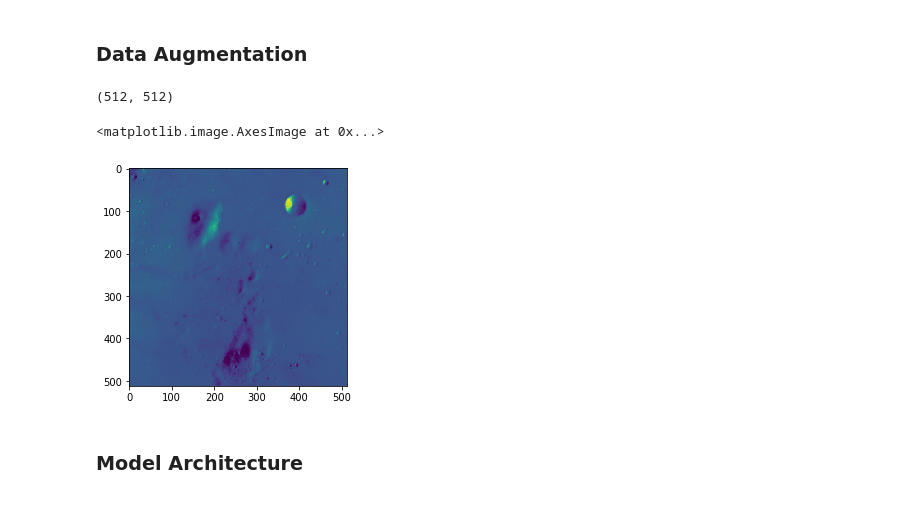
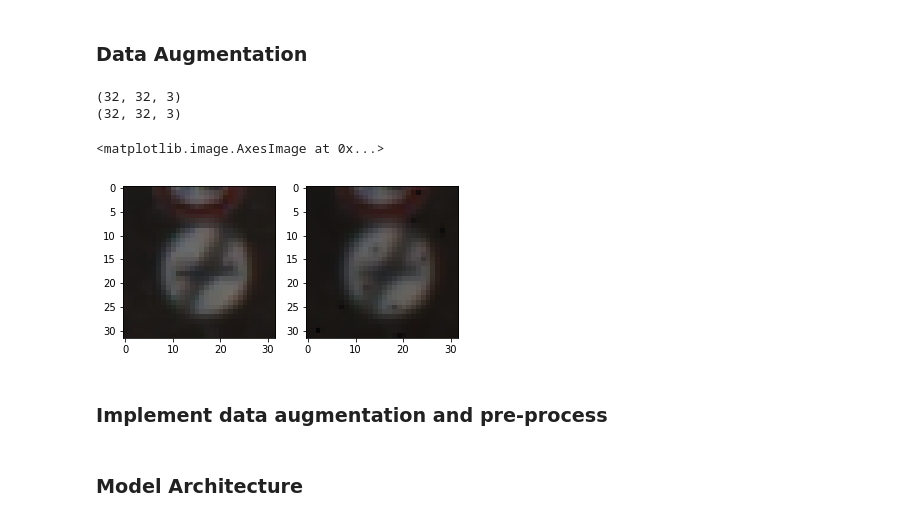
Before and after one commit to yuan-ji/CarND-Traffic-Sign-Classifier-Project, a Jupyter notebook: Traffic_Sign_Classifier.ipynb, the cells around one changed output. Drawn from its saved outputs; the diff is of its cells as text; code cells hidden in the pictures.

Commit message:
test data augmentation

```diff
--- a/Traffic_Sign_Classifier.ipynb
+++ b/Traffic_Sign_Classifier.ipynb
@@ -255,7 +227,7 @@ X_test = cv2_pre(X_test)
 # %%
 
 def img_random_exposure(img):
-    gamma = random.uniform(0,2)
+    gamma = random.uniform(0.9,1.1)
     return exposure.adjust_gamma(img,gamma)
 
 def img_random_rotate(img):
@@ -264,40 +236,47 @@ def img_random_rotate(img):
     return img
 
 def img_random_rescale(img):
-    scale = random.uniform(0.5,1)
+    scale = random.uniform(0.9,1.1)
     img = transform.rescale(img, scale, mode = 'reflect')#缩小/放大图片
     return img
 
 def img_random_add_noise(img):
-    for i in range(100):
+    for i in range(10):
         x = random.randint(0, img.shape[0]-1)
         y = random.randint(0, img.shape[1]-1)
         img[x][y] = 0.
     return img
 
 def img_horizontal_flip(img):
     img = img[:,::-1]
     return img
 
 def disort_image(img):
     xshape = img.shape[0]
     yshape = img.shape[1]
 
-    img = img_horizontal_flip(img)
+    #img = img_horizontal_flip(img)
     img = img_random_add_noise(img)
     img = img_random_exposure(img)
-#     img = img_random_rotate(img)
+    #img = img_random_rotate(img)
     img = img_random_rescale(img)
 
     img = transform.resize(img, (xshape, yshape), mode='reflect')
     return img
 
 
-t_img = img_as_float(data.moon())
+t_img = X_train[0].copy()
+print(t_img.shape)
+plt.subplot(1,2,1)
+plt.imshow(t_img)
+
+
 t_img = disort_image(t_img)
+plt.subplot(1,2,2)
 print (t_img.shape)
 plt.imshow(t_img)
 # %% [output]
-(512, 512)
+(32, 32, 3)
+(32, 32, 3)
 <matplotlib.image.AxesImage at 0x...>
-[figure, old version]
+[figure, new version]
@@ -345,0 +283,2 @@ plt.imshow(t_img)
+# %% [markdown]
+### Implement data augmentation and pre-process
```
Also changed, not shown: parts of 5 cells of this notebook, 1 other file.
